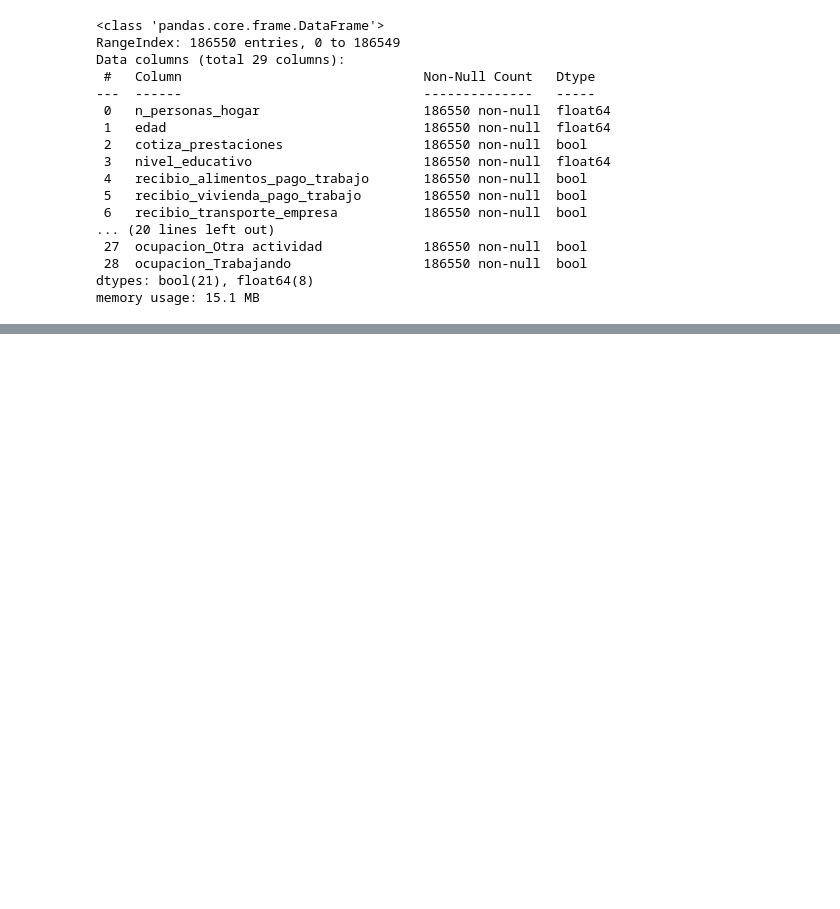
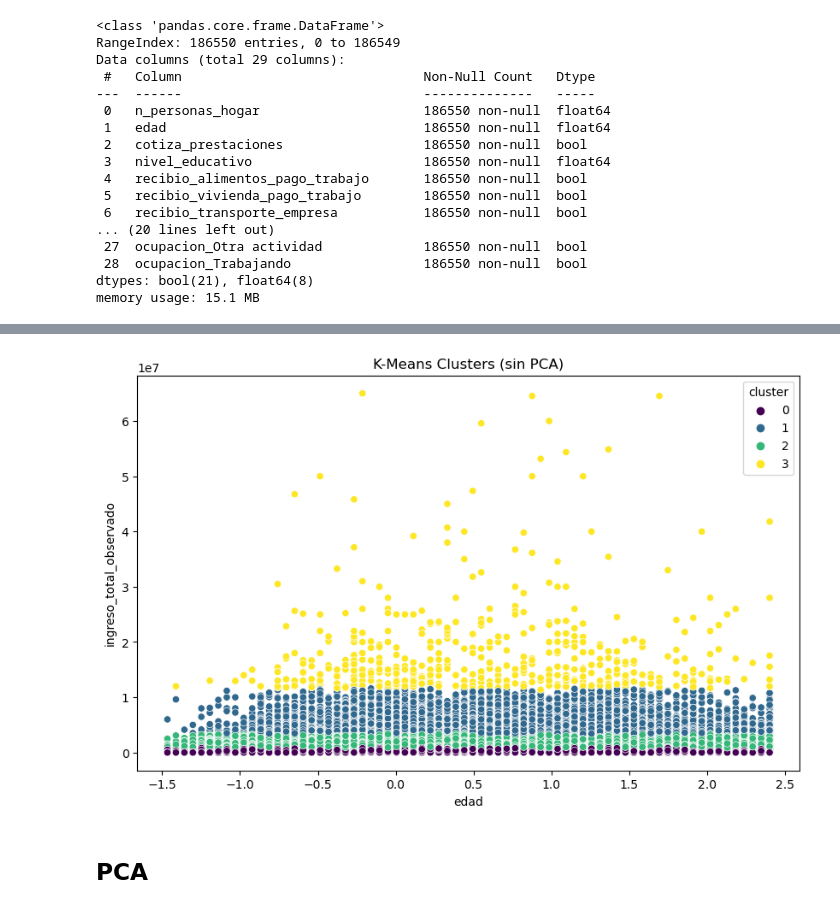
Before and after one commit to camilaleniss/miad-g8-project, a Jupyter notebook: notebooks/Modelos.ipynb, the cells around one changed output, grey strips where cells are left out. Cells and saved outputs as stored; diff of their text form; code cells hidden in the pictures; blank space fills up the shorter version.

```diff
--- a/notebooks/Modelos.ipynb
+++ b/notebooks/Modelos.ipynb
@@ -142,0 +152,21 @@ memory usage: 15.1 MB
+# %%
+from sklearn.cluster import KMeans
+
+# Definir el número de clusters
+num_clusters = 4
+
+# Aplicar K-Means
+kmeans = KMeans(n_clusters=num_clusters, random_state=10101, n_init=10)
+kmeans.fit_predict(df)
+
+df['cluster'] = kmeans.labels_
+
+# Visualizar los clusters formados
+plt.figure(figsize=(10, 6))
+sns.scatterplot(x='edad', y='ingreso_total_observado', hue='cluster', data=df, palette='viridis')
+plt.title('K-Means Clusters (sin PCA)')
+plt.show()
+# %% [output]
+[figure, added]
+# %% [markdown]
+## PCA
```
Also changed, not shown: parts of 11 cells of this notebook.
